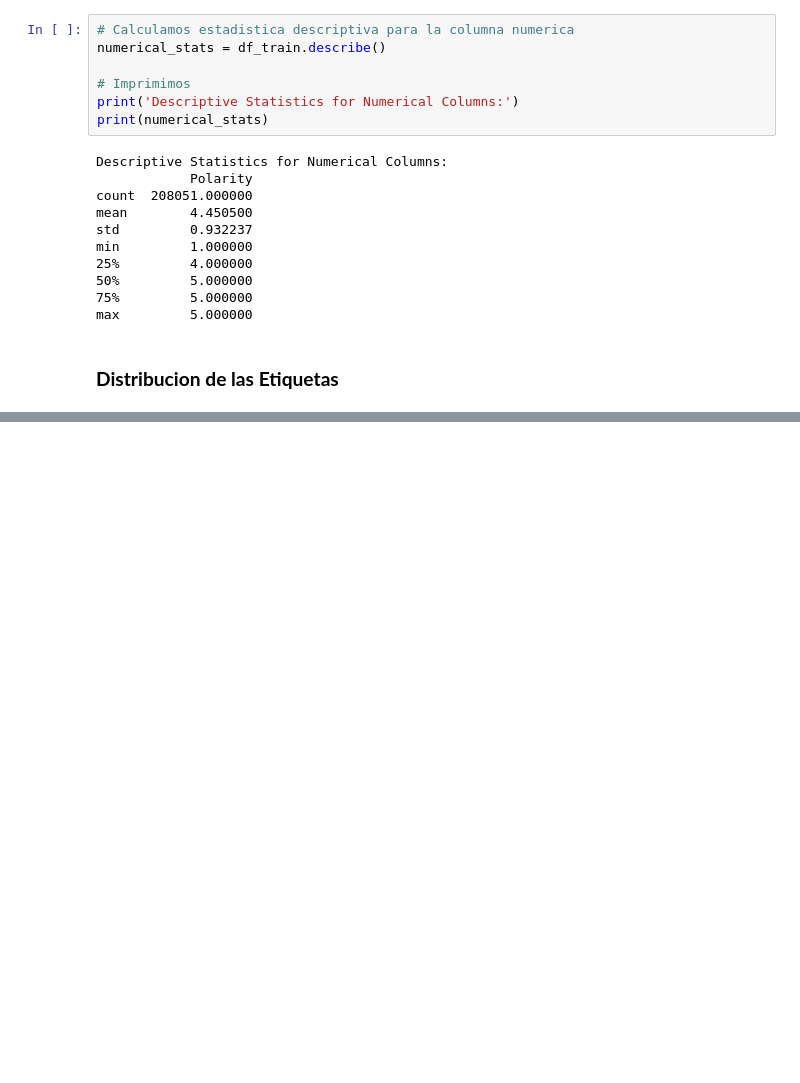
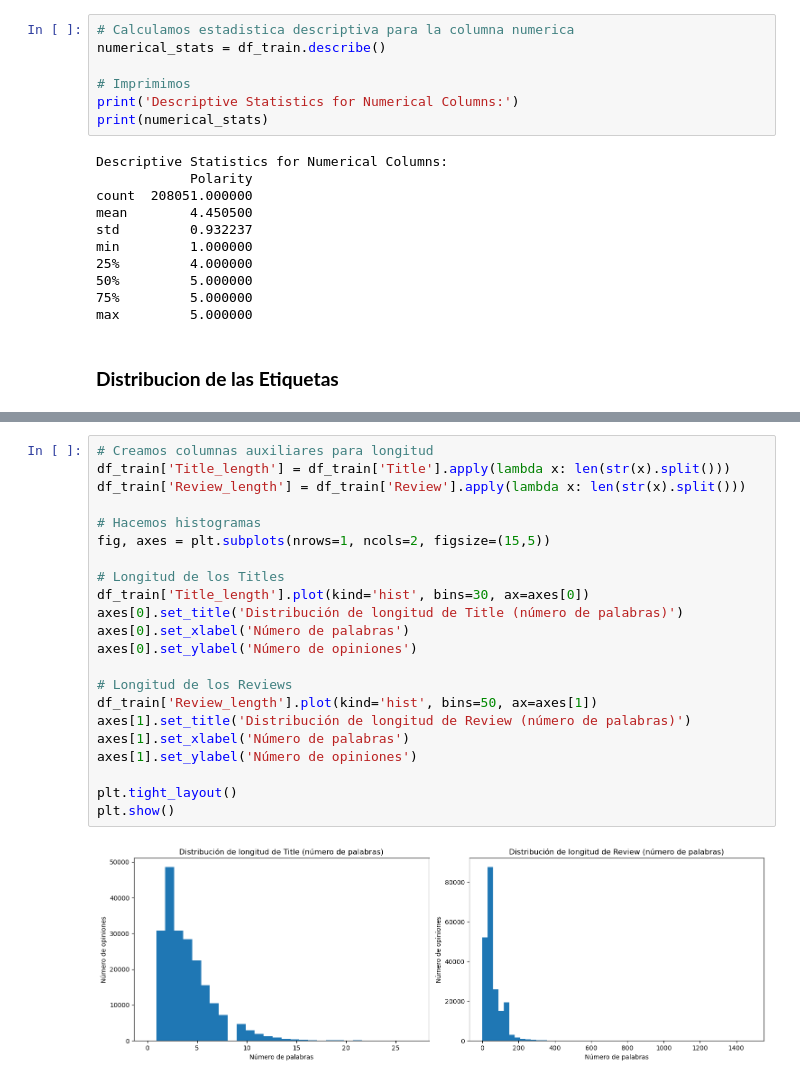
Before and after one commit to Gustavo-HA/REST-MEX-2025, a Jupyter notebook: notebooks/Exploratorio_Train_Diego.ipynb, the cells around one changed output, grey strips where cells are left out. Cells and saved outputs as stored; diff of their text form; blank space fills up the shorter version.

```diff
--- a/notebooks/Exploratorio_Train_Diego.ipynb
+++ b/notebooks/Exploratorio_Train_Diego.ipynb
@@ -124,0 +175,24 @@ max         5.000000
+# %%
+# Creamos columnas auxiliares para longitud
+df_train['Title_length'] = df_train['Title'].apply(lambda x: len(str(x).split()))
+df_train['Review_length'] = df_train['Review'].apply(lambda x: len(str(x).split()))
+
+# Hacemos histogramas
+fig, axes = plt.subplots(nrows=1, ncols=2, figsize=(15,5))
+
+# Longitud de los Titles
+df_train['Title_length'].plot(kind='hist', bins=30, ax=axes[0])
+axes[0].set_title('Distribución de longitud de Title (número de palabras)')
+axes[0].set_xlabel('Número de palabras')
+axes[0].set_ylabel('Número de opiniones')
+
+# Longitud de los Reviews
+df_train['Review_length'].plot(kind='hist', bins=50, ax=axes[1])
+axes[1].set_title('Distribución de longitud de Review (número de palabras)')
+axes[1].set_xlabel('Número de palabras')
+axes[1].set_ylabel('Número de opiniones')
+
+plt.tight_layout()
+plt.show()
+# %% [output]
+[figure, added]
```
Also changed, not shown: parts of 33 cells of this notebook, 5 other files.
